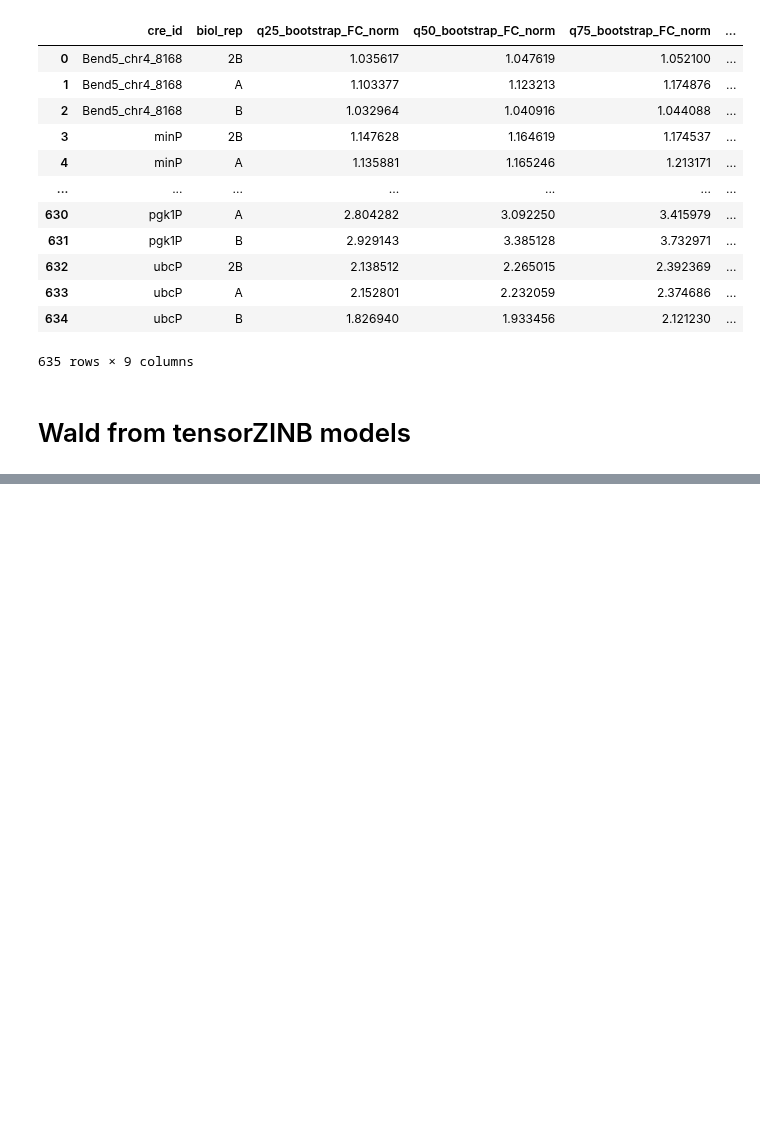
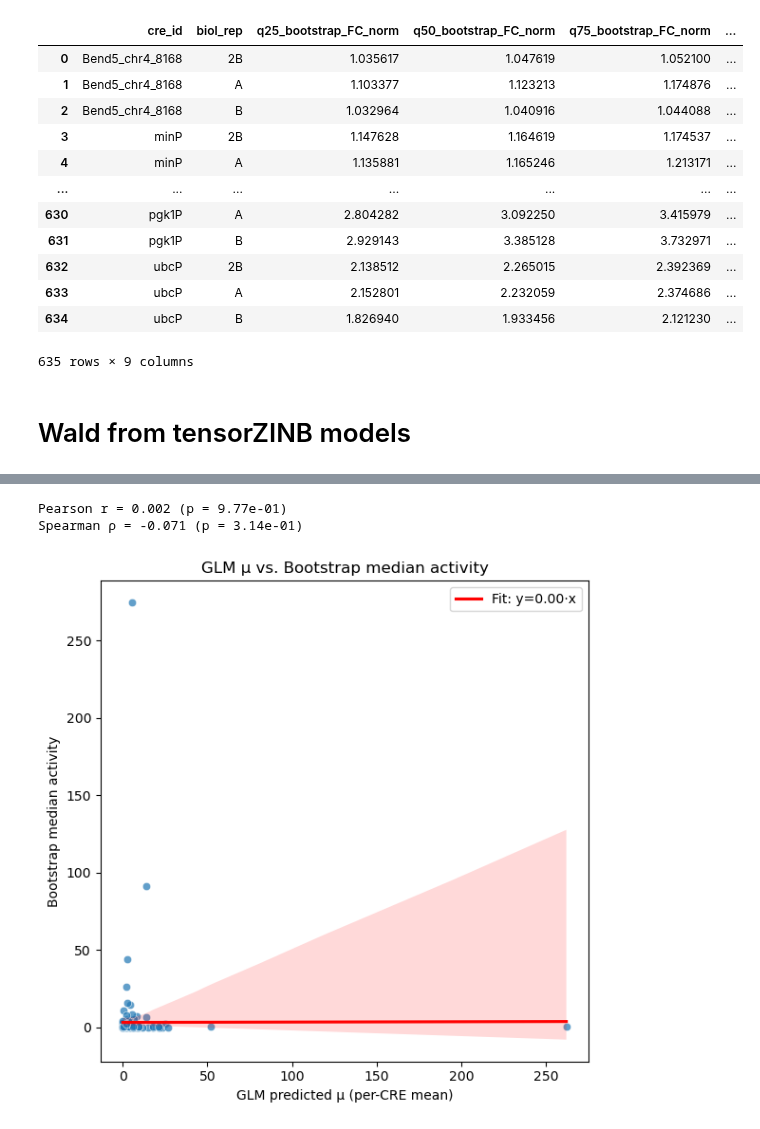
Before and after one commit to Reilly-Lab-Yale/tabula-rasa, a Jupyter notebook: notebooks/shendure_hypothesis_testing.ipynb, the cells around one changed output, grey strips where cells are left out. Cells and saved outputs as stored; diff of their text form; code cells hidden in the pictures; blank space fills up the shorter version.

```diff
--- a/notebooks/shendure_hypothesis_testing.ipynb
+++ b/notebooks/shendure_hypothesis_testing.ipynb
@@ -1303,0 +1069,42 @@ Name: cre_id, contr.treatment(base='reference'), Length: 173, dtype: object
+# %%
+
+
+# 1) Compute correlations
+pearson_r, pearson_p = stats.pearsonr(cmp['nb_mu'], cmp['median_activity'])
+spearman_r, spearman_p = stats.spearmanr(cmp['nb_mu'], cmp['median_activity'])
+
+print(f"Pearson r = {pearson_r:.3f} (p = {pearson_p:.2e})")
+print(f"Spearman ρ = {spearman_r:.3f} (p = {spearman_p:.2e})")
+
+# 2) Scatter + regression line
+plt.figure(figsize=(6,6))
+sns.scatterplot(
+    data=cmp,
+    x='nb_mu',
+    y='median_activity',
+    alpha=0.7
+)
+# add a linear fit
+sns.regplot(
+    data=cmp,
+    x='nb_mu',
+    y='median_activity',
+    scatter=False,
+    color='red',
+    label=f'Fit: y={pearson_r:.2f}·x'
+)
+
+# (optional) log–log if needed:
+# plt.xscale('log')
+# plt.yscale('log')
+
+plt.xlabel('GLM predicted μ (per-CRE mean)')
+plt.ylabel('Bootstrap median activity')
+plt.title('GLM μ vs. Bootstrap median activity')
+plt.legend()
+plt.tight_layout()
+plt.show()
+# %% [output]
+Pearson r = 0.002 (p = 9.77e-01)
+Spearman ρ = -0.071 (p = 3.14e-01)
+[figure, added]
```
Also changed, not shown: parts of 98 cells of this notebook.
